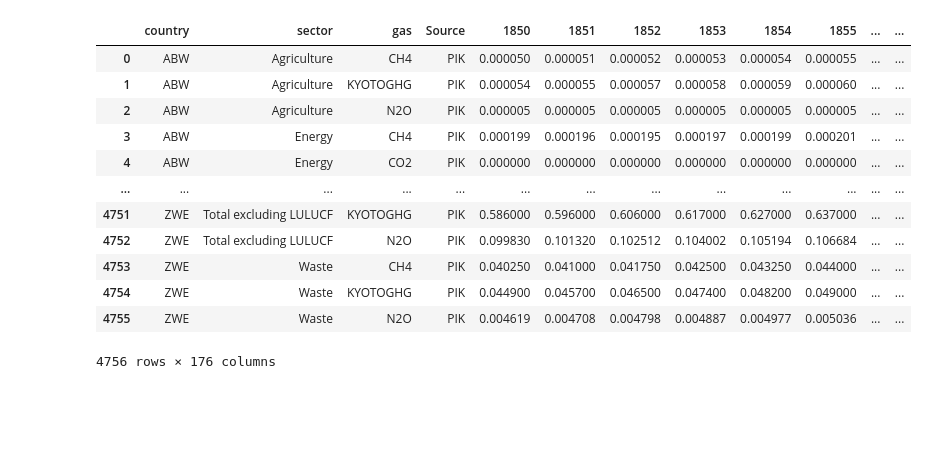
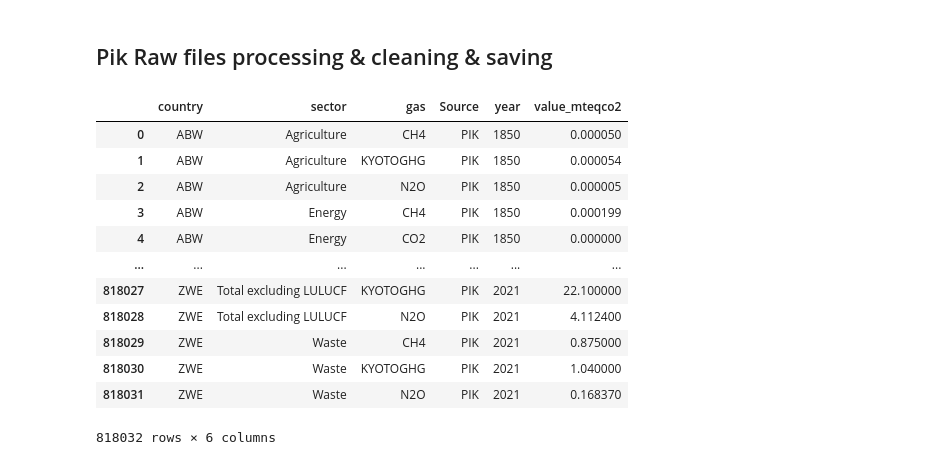
Before and after one commit to dataforgoodfr/shiftdataportal_data, a Jupyter notebook: notebooks/raw/process_cw_historical_emissions.ipynb, the cells around one changed output. Saved outputs shown, nothing was run; the diff lists cells and outputs as text; code cells hidden in the pictures; blank space fills up the shorter version.

```diff
--- a/notebooks/raw/process_cw_historical_emissions.ipynb
+++ b/notebooks/raw/process_cw_historical_emissions.ipynb
@@ -4,20 +5,31 @@ import matplotlib.pyplot as plt
+# %% [markdown]
+ ## Pik Raw files processing & cleaning & saving
 # %%
-# Source du fichier : https://www.climatewatchdata.org/data-explorer/historical-emissions?historical-emissions-data-sources=pik&historical-emissions-gases=&historical-emissions-regions=&historical-emissions-sectors=&page=1
-
+# Source  : https://www.climatewatchdata.org/data-explorer/historical-emissions?historical-emissions-data-sources=pik&historical-emissions-gases=&historical-emissions-regions=&historical-emissions-sectors=&page=1
 
 df_cw_historical_emissions_pik = pd.read_csv('cw/cw_historical_emissions_pik.csv')
+
+#melt years
+
+# Melt DataFrame to convert year columns into a single column
+filtered_columns = [col for col in df_cw_historical_emissions_pik.columns if not bool(re.match(r'^\d{4}$', col))]
+df_cw_historical_emissions_pik = df_cw_historical_emissions_pik.melt(id_vars=filtered_columns,
+                                            var_name='year', value_name='value_mteqco2')
+# Extract the year from the column name
+df_cw_historical_emissions_pik['year'] = df_cw_historical_emissions_pik['year'].astype(int)
+
 display(df_cw_historical_emissions_pik)
 # %% [output]
-|  | country | sector | gas | Source | 1850 | 1851 | 1852 | 1853 | 1854 | 1855 | ... | ... |
-| 0 | ABW | Agriculture | CH4 | PIK | 0.000050 | 0.000051 | 0.000052 | 0.000053 | 0.000054 | 0.000055 | ... | ... |
-| 1 | ABW | Agriculture | KYOTOGHG | PIK | 0.000054 | 0.000055 | 0.000057 | 0.000058 | 0.000059 | 0.000060 | ... | ... |
-| 2 | ABW | Agriculture | N2O | PIK | 0.000005 | 0.000005 | 0.000005 | 0.000005 | 0.000005 | 0.000005 | ... | ... |
-| 3 | ABW | Energy | CH4 | PIK | 0.000199 | 0.000196 | 0.000195 | 0.000197 | 0.000199 | 0.000201 | ... | ... |
-| 4 | ABW | Energy | CO2 | PIK | 0.000000 | 0.000000 | 0.000000 | 0.000000 | 0.000000 | 0.000000 | ... | ... |
-| ... | ... | ... | ... | ... | ... | ... | ... | ... | ... | ... | ... | ... |
-| 4751 | ZWE | Total excluding LULUCF | KYOTOGHG | PIK | 0.586000 | 0.596000 | 0.606000 | 0.617000 | 0.627000 | 0.637000 | ... | ... |
-| 4752 | ZWE | Total excluding LULUCF | N2O | PIK | 0.099830 | 0.101320 | 0.102512 | 0.104002 | 0.105194 | 0.106684 | ... | ... |
-| 4753 | ZWE | Waste | CH4 | PIK | 0.040250 | 0.041000 | 0.041750 | 0.042500 | 0.043250 | 0.044000 | ... | ... |
-| 4754 | ZWE | Waste | KYOTOGHG | PIK | 0.044900 | 0.045700 | 0.046500 | 0.047400 | 0.048200 | 0.049000 | ... | ... |
-| 4755 | ZWE | Waste | N2O | PIK | 0.004619 | 0.004708 | 0.004798 | 0.004887 | 0.004977 | 0.005036 | ... | ... |
+|  | country | sector | gas | Source | year | value_mteqco2 |
+| 0 | ABW | Agriculture | CH4 | PIK | 1850 | 0.000050 |
+| 1 | ABW | Agriculture | KYOTOGHG | PIK | 1850 | 0.000054 |
+| 2 | ABW | Agriculture | N2O | PIK | 1850 | 0.000005 |
+| 3 | ABW | Energy | CH4 | PIK | 1850 | 0.000199 |
+| 4 | ABW | Energy | CO2 | PIK | 1850 | 0.000000 |
+| ... | ... | ... | ... | ... | ... | ... |
+| 818027 | ZWE | Total excluding LULUCF | KYOTOGHG | PIK | 2021 | 22.100000 |
+| 818028 | ZWE | Total excluding LULUCF | N2O | PIK | 2021 | 4.112400 |
+| 818029 | ZWE | Waste | CH4 | PIK | 2021 | 0.875000 |
+| 818030 | ZWE | Waste | KYOTOGHG | PIK | 2021 | 1.040000 |
+| 818031 | ZWE | Waste | N2O | PIK | 2021 | 0.168370 |
-4756 rows × 176 columns
+818032 rows × 6 columns
```
Also changed, not shown: parts of 6 cells of this notebook, 6 other files.
